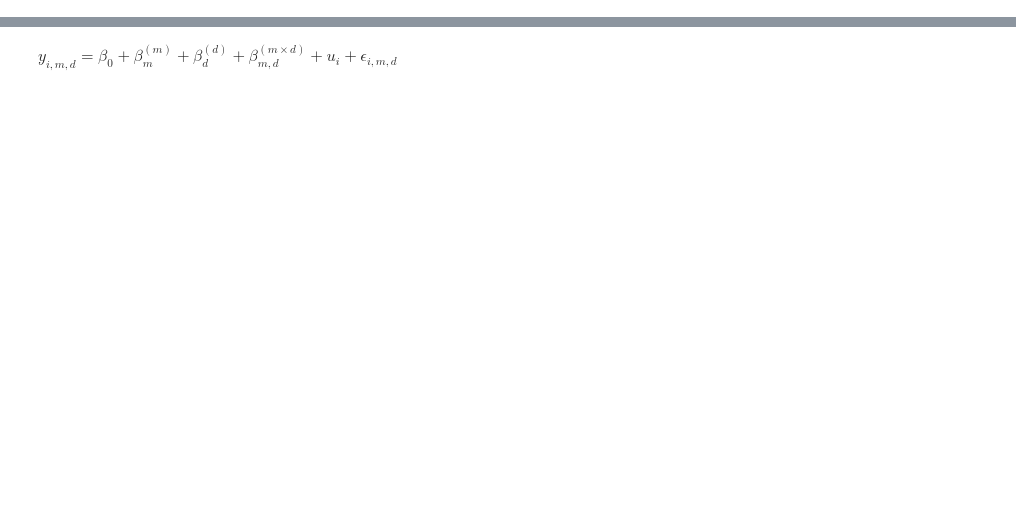
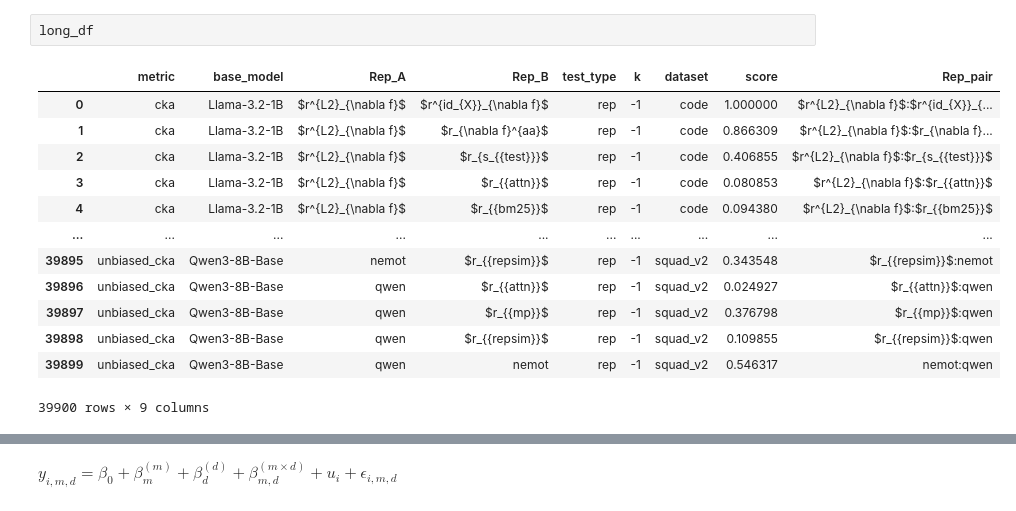
Before and after one commit to loris3/eemc, a Jupyter notebook: experiment_1.ipynb, the cells around one changed output, grey strips where cells are left out. Cells and saved outputs as stored; diff of their text form; blank space fills up the shorter version.

```diff
--- a/experiment_1.ipynb
+++ b/experiment_1.ipynb
@@ -48,0 +126,16 @@ long_df.head()
+# %%
+long_df
+# %% [output]
+|  | metric | base_model | Rep_A | Rep_B | test_type | k | dataset | score | Rep_pair |
+| 0 | cka | Llama-3.2-1B | $r^{L2}_{\nabla f}$ | $r^{id_{X}}_{\nabla f}$ | rep | -1 | code | 1.000000 | $r^{L2}_{\nabla f}$:$r^{id_{X}}_{... |
+| 1 | cka | Llama-3.2-1B | $r^{L2}_{\nabla f}$ | $r_{\nabla f}^{aa}$ | rep | -1 | code | 0.866309 | $r^{L2}_{\nabla f}$:$r_{\nabla f}... |
+| 2 | cka | Llama-3.2-1B | $r^{L2}_{\nabla f}$ | $r_{s_{{test}}}$ | rep | -1 | code | 0.406855 | $r^{L2}_{\nabla f}$:$r_{s_{{test}}}$ |
+| 3 | cka | Llama-3.2-1B | $r^{L2}_{\nabla f}$ | $r_{{attn}}$ | rep | -1 | code | 0.080853 | $r^{L2}_{\nabla f}$:$r_{{attn}}$ |
+| 4 | cka | Llama-3.2-1B | $r^{L2}_{\nabla f}$ | $r_{{bm25}}$ | rep | -1 | code | 0.094380 | $r^{L2}_{\nabla f}$:$r_{{bm25}}$ |
+| ... | ... | ... | ... | ... | ... | ... | ... | ... | ... |
+| 39895 | unbiased_cka | Qwen3-8B-Base | nemot | $r_{{repsim}}$ | rep | -1 | squad_v2 | 0.343548 | $r_{{repsim}}$:nemot |
+| 39896 | unbiased_cka | Qwen3-8B-Base | qwen | $r_{{attn}}$ | rep | -1 | squad_v2 | 0.024927 | $r_{{attn}}$:qwen |
+| 39897 | unbiased_cka | Qwen3-8B-Base | qwen | $r_{{mp}}$ | rep | -1 | squad_v2 | 0.376798 | $r_{{mp}}$:qwen |
+| 39898 | unbiased_cka | Qwen3-8B-Base | qwen | $r_{{repsim}}$ | rep | -1 | squad_v2 | 0.109855 | $r_{{repsim}}$:qwen |
+| 39899 | unbiased_cka | Qwen3-8B-Base | qwen | nemot | rep | -1 | squad_v2 | 0.546317 | nemot:qwen |
+39900 rows × 9 columns
```
Also changed, not shown: parts of 13 cells of this notebook, 10 other files.
